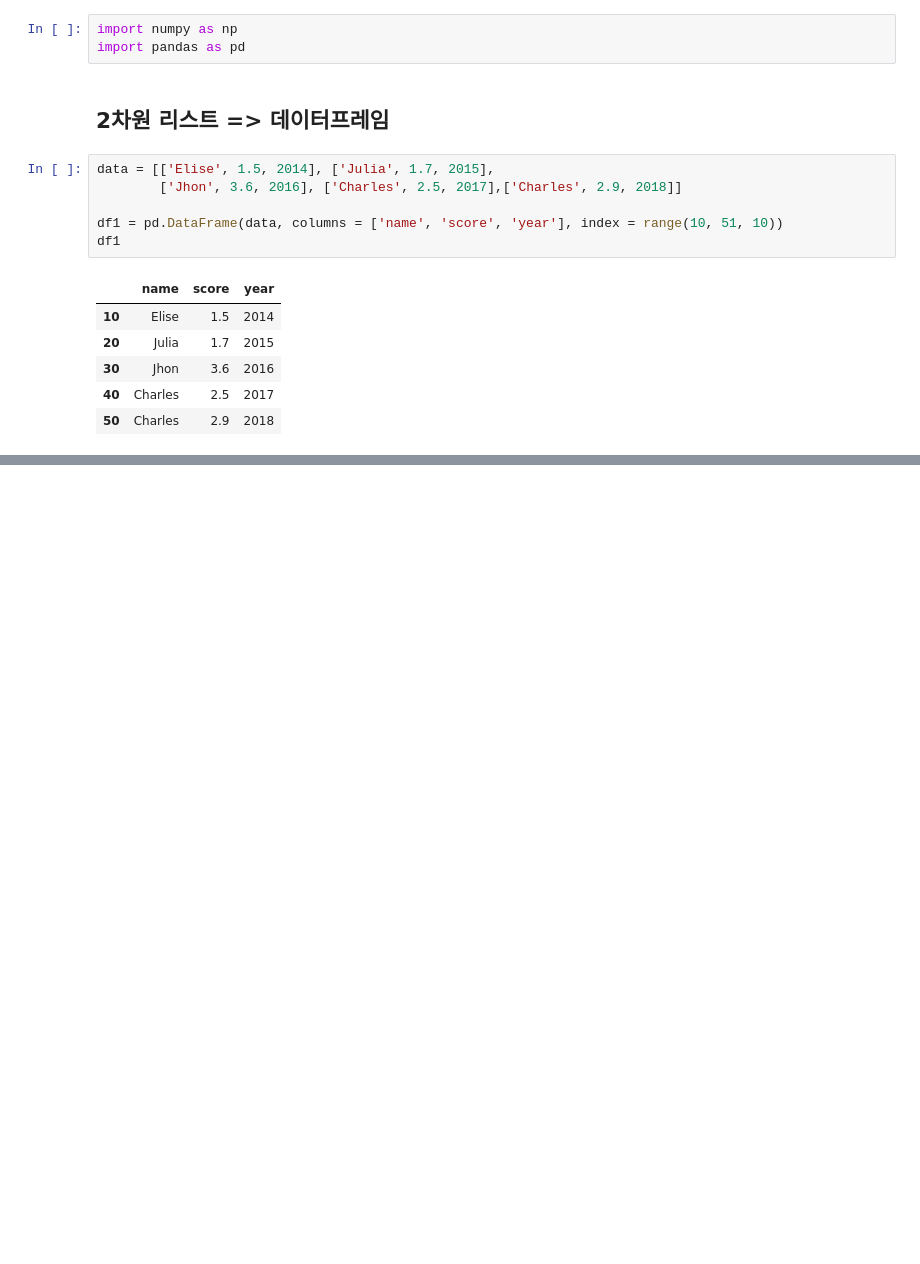
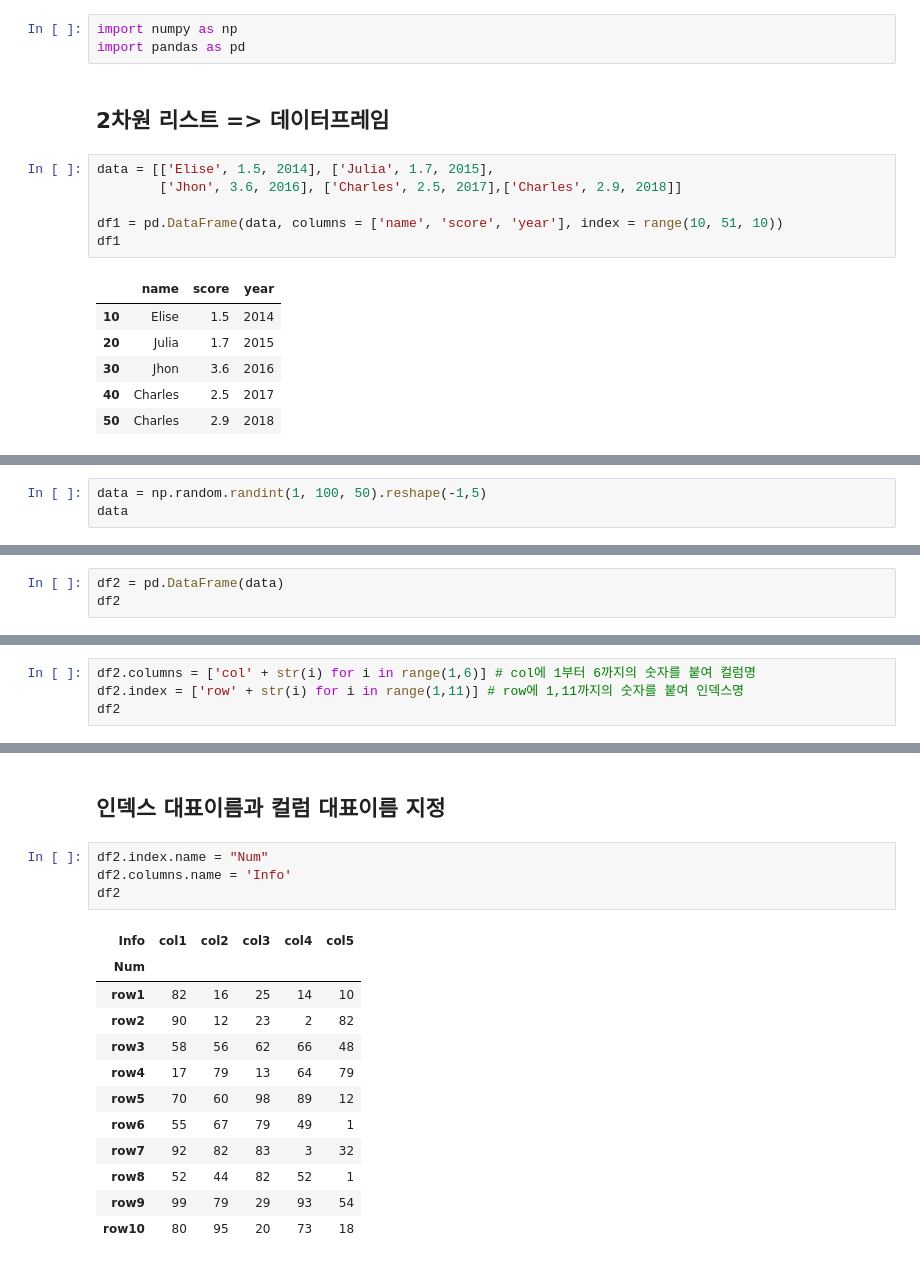
Before and after one commit to lima4/SKplanet-Tacademy, a Jupyter notebook: Pandas/Pandas_Basic2.ipynb, the cells around one changed output, grey strips where cells are left out. Saved outputs shown, nothing was run; the diff lists cells and outputs as text; blank space fills up the shorter version.

```diff
--- a/Pandas/Pandas_Basic2.ipynb
+++ b/Pandas/Pandas_Basic2.ipynb
@@ -29,0 +57,3 @@ df1
+# %%
+data = np.random.randint(1, 100, 50).reshape(-1,5)
+data
@@ -29,0 +71,3 @@ df1
+# %%
+df2 = pd.DataFrame(data)
+df2
@@ -29,0 +91,4 @@ df1
+# %%
+df2.columns = ['col' + str(i) for i in range(1,6)] # col에 1부터 6까지의 숫자를 붙여 컬럼명
+df2.index = ['row' + str(i) for i in range(1,11)] # row에 1,11까지의 숫자를 붙여 인덱스명
+df2
@@ -29,0 +195,19 @@ df1
+# %% [markdown]
+## 인덱스 대표이름과 컬럼 대표이름 지정
+# %%
+df2.index.name = "Num"
+df2.columns.name = 'Info'
+df2
+# %% [output]
+| Info | col1 | col2 | col3 | col4 | col5 |
+| Num |  |  |  |  |  |
+| row1 | 82 | 16 | 25 | 14 | 10 |
+| row2 | 90 | 12 | 23 | 2 | 82 |
+| row3 | 58 | 56 | 62 | 66 | 48 |
+| row4 | 17 | 79 | 13 | 64 | 79 |
+| row5 | 70 | 60 | 98 | 89 | 12 |
+| row6 | 55 | 67 | 79 | 49 | 1 |
+| row7 | 92 | 82 | 83 | 3 | 32 |
+| row8 | 52 | 44 | 82 | 52 | 1 |
+| row9 | 99 | 79 | 29 | 93 | 54 |
+| row10 | 80 | 95 | 20 | 73 | 18 |
```
Also changed, not shown: parts of 50 cells of this notebook, 1 other file.
